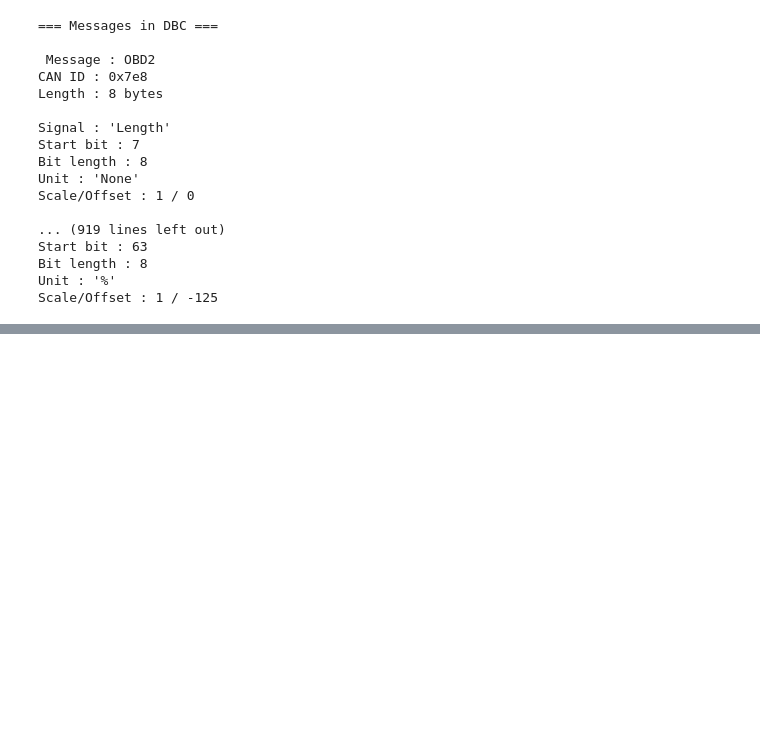
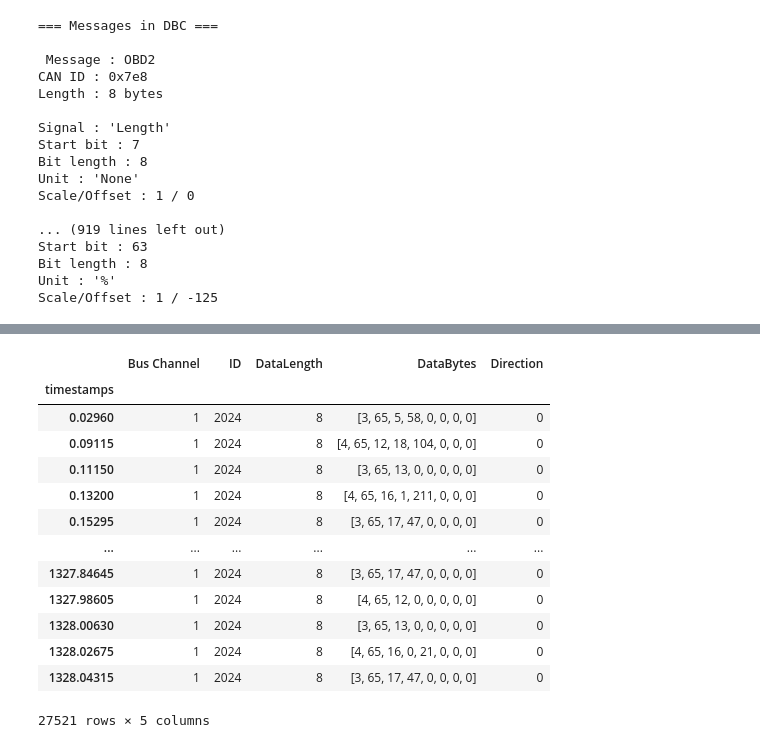
Before and after one commit to CalmKarna44/CAN_BUS_Data_Processor, a Jupyter notebook: CAN_Data_Processing.ipynb, the cells around one changed output, grey strips where cells are left out. Cells and saved outputs as stored; diff of their text form; code cells hidden in the pictures; blank space fills up the shorter version.

```diff
--- a/CAN_Data_Processing.ipynb
+++ b/CAN_Data_Processing.ipynb
@@ -47,14 +49,31 @@ raw_df = mdf.to_dataframe(
         'CAN_DataFrame.BusChannel',  # which CAN port
     ]
 )
-
-raw_df.columns = ['ID', 'DataBytes', 'DataLength', 'Direction', 'BusChannel']
+raw_df.columns = ["Bus Channel", "ID", "DataLength", "DataBytes", "Direction"]
 
 print("=== Raw DataFrame Info ===")
 print(f"Total frames : {len(raw_df)}")
 print(f"Columns      : {list(raw_df.columns)}")
 print(f"Time range   : {raw_df.index[0]:.3f}s → {raw_df.index[-1]:.3f}s")
 print()
+
+OBD2_ID = 0x7E8
+obd2_df = raw_df[raw_df['ID'] == OBD2_ID].copy()
+
+print(f"Total frames    : {len(raw_df)}")
+print(f"OBD2 frames     : {len(obd2_df)}")
+print()
+
+#Decoration
+print("=== First 10 Raw OBD2 Frames ===")
+print(f"{'Timestamp':>12}   B0    B1    B2    B3    B4    B5    B6    B7")
+print(f"{'':>12}   Len   Mode  PID   A     B     C     D     ")
+print("-" * 75)
+
+#Converting the databytes into hex code
+for timestamp, row in obd2_df.head(10).iterrows():
+    hex_str = '  '.join(f'{b:02X}' for b in row['DataBytes'])
+    print(f"{timestamp:>12.5f}s   {hex_str}")
 # %% [output]
 === Raw DataFrame Info ===
 Total frames : 898081
@@ -62,0 +95,17 @@ Time range   : 0.000s → 1328.113s
+# %%
+obd2_df
+# %% [output]
+|  | Bus Channel | ID | DataLength | DataBytes | Direction |
+| timestamps |  |  |  |  |  |
+| 0.02960 | 1 | 2024 | 8 | [3, 65, 5, 58, 0, 0, 0, 0] | 0 |
+| 0.09115 | 1 | 2024 | 8 | [4, 65, 12, 18, 104, 0, 0, 0] | 0 |
+| 0.11150 | 1 | 2024 | 8 | [3, 65, 13, 0, 0, 0, 0, 0] | 0 |
+| 0.13200 | 1 | 2024 | 8 | [4, 65, 16, 1, 211, 0, 0, 0] | 0 |
+| 0.15295 | 1 | 2024 | 8 | [3, 65, 17, 47, 0, 0, 0, 0] | 0 |
+| ... | ... | ... | ... | ... | ... |
+| 1327.84645 | 1 | 2024 | 8 | [3, 65, 17, 47, 0, 0, 0, 0] | 0 |
+| 1327.98605 | 1 | 2024 | 8 | [4, 65, 12, 0, 0, 0, 0, 0] | 0 |
+| 1328.00630 | 1 | 2024 | 8 | [3, 65, 13, 0, 0, 0, 0, 0] | 0 |
+| 1328.02675 | 1 | 2024 | 8 | [4, 65, 16, 0, 21, 0, 0, 0] | 0 |
+| 1328.04315 | 1 | 2024 | 8 | [3, 65, 17, 47, 0, 0, 0, 0] | 0 |
+27521 rows × 5 columns
```
Also changed, not shown: parts of 6 cells of this notebook.
